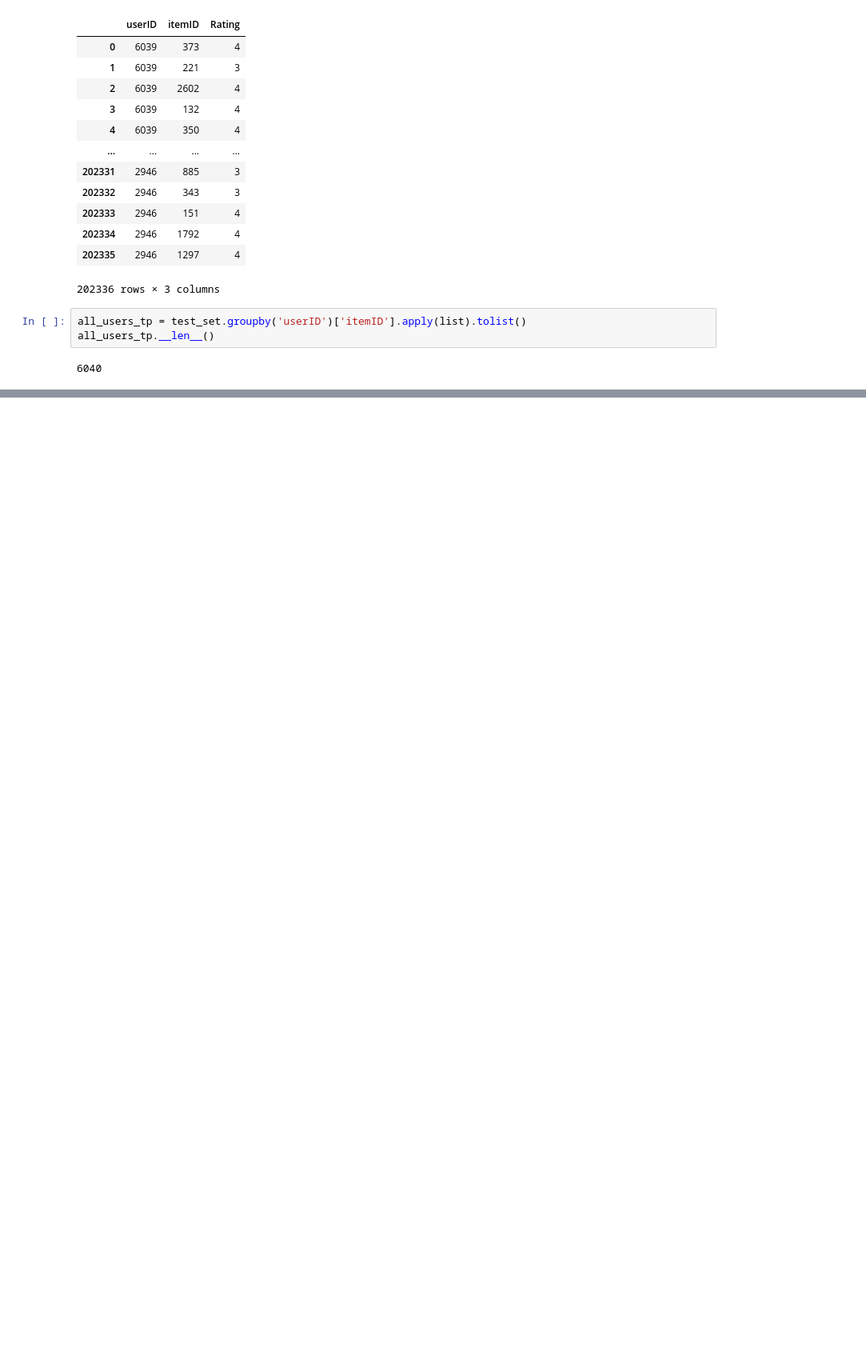
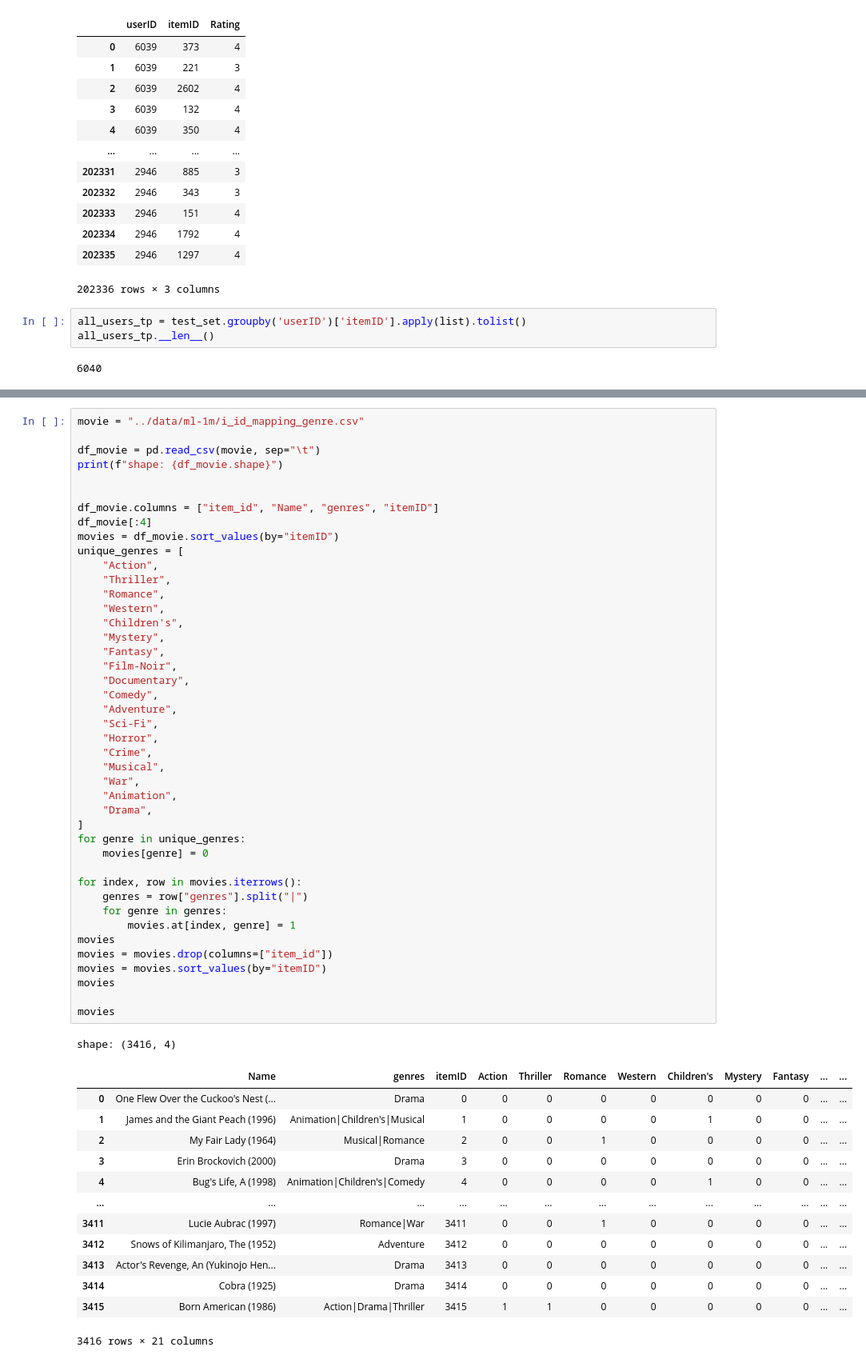
Before and after one commit to tahsinkheya/re_ranking_clean, a Jupyter notebook: metrics/calculate_metrics_1m.ipynb, the cells around one changed output, grey strips where cells are left out. Shown at 80% size. Drawn from its saved outputs; the diff is of its cells as text; blank space fills up the shorter version.

```diff
--- a/metrics/calculate_metrics_1m.ipynb
+++ b/metrics/calculate_metrics_1m.ipynb
@@ -89,0 +168,58 @@ plain_ndcg
+# %%
+movie = "../data/ml-1m/i_id_mapping_genre.csv"
+
+df_movie = pd.read_csv(movie, sep="\t")
+print(f"shape: {df_movie.shape}")
+
+
+df_movie.columns = ["item_id", "Name", "genres", "itemID"]
+df_movie[:4]
+movies = df_movie.sort_values(by="itemID")
+unique_genres = [
+    "Action",
+    "Thriller",
+    "Romance",
+    "Western",
+    "Children's",
+    "Mystery",
+    "Fantasy",
+    "Film-Noir",
+    "Documentary",
+    "Comedy",
+    "Adventure",
+    "Sci-Fi",
+    "Horror",
+    "Crime",
+    "Musical",
+    "War",
+    "Animation",
+    "Drama",
+]
+for genre in unique_genres:
+    movies[genre] = 0
+
+for index, row in movies.iterrows():
+    genres = row["genres"].split("|")
+    for genre in genres:
+        movies.at[index, genre] = 1
+movies
+movies = movies.drop(columns=["item_id"])
+movies = movies.sort_values(by="itemID")
+movies
+
+movies
+# %% [output]
+shape: (3416, 4)
+|  | Name | genres | itemID | Action | Thriller | Romance | Western | Children's | Mystery | Fantasy | ... | ... |
+| 0 | One Flew Over the Cuckoo's Nest (... | Drama | 0 | 0 | 0 | 0 | 0 | 0 | 0 | 0 | ... | ... |
+| 1 | James and the Giant Peach (1996) | Animation|Children's|Musical | 1 | 0 | 0 | 0 | 0 | 1 | 0 | 0 | ... | ... |
+| 2 | My Fair Lady (1964) | Musical|Romance | 2 | 0 | 0 | 1 | 0 | 0 | 0 | 0 | ... | ... |
+| 3 | Erin Brockovich (2000) | Drama | 3 | 0 | 0 | 0 | 0 | 0 | 0 | 0 | ... | ... |
+| 4 | Bug's Life, A (1998) | Animation|Children's|Comedy | 4 | 0 | 0 | 0 | 0 | 1 | 0 | 0 | ... | ... |
+| ... | ... | ... | ... | ... | ... | ... | ... | ... | ... | ... | ... | ... |
+| 3411 | Lucie Aubrac (1997) | Romance|War | 3411 | 0 | 0 | 1 | 0 | 0 | 0 | 0 | ... | ... |
+| 3412 | Snows of Kilimanjaro, The (1952) | Adventure | 3412 | 0 | 0 | 0 | 0 | 0 | 0 | 0 | ... | ... |
+| 3413 | Actor's Revenge, An (Yukinojo Hen... | Drama | 3413 | 0 | 0 | 0 | 0 | 0 | 0 | 0 | ... | ... |
+| 3414 | Cobra (1925) | Drama | 3414 | 0 | 0 | 0 | 0 | 0 | 0 | 0 | ... | ... |
+| 3415 | Born American (1986) | Action|Drama|Thriller | 3415 | 1 | 1 | 0 | 0 | 0 | 0 | 0 | ... | ... |
+3416 rows × 21 columns
```
Also changed, not shown: parts of 21 cells of this notebook, 9 other files.
